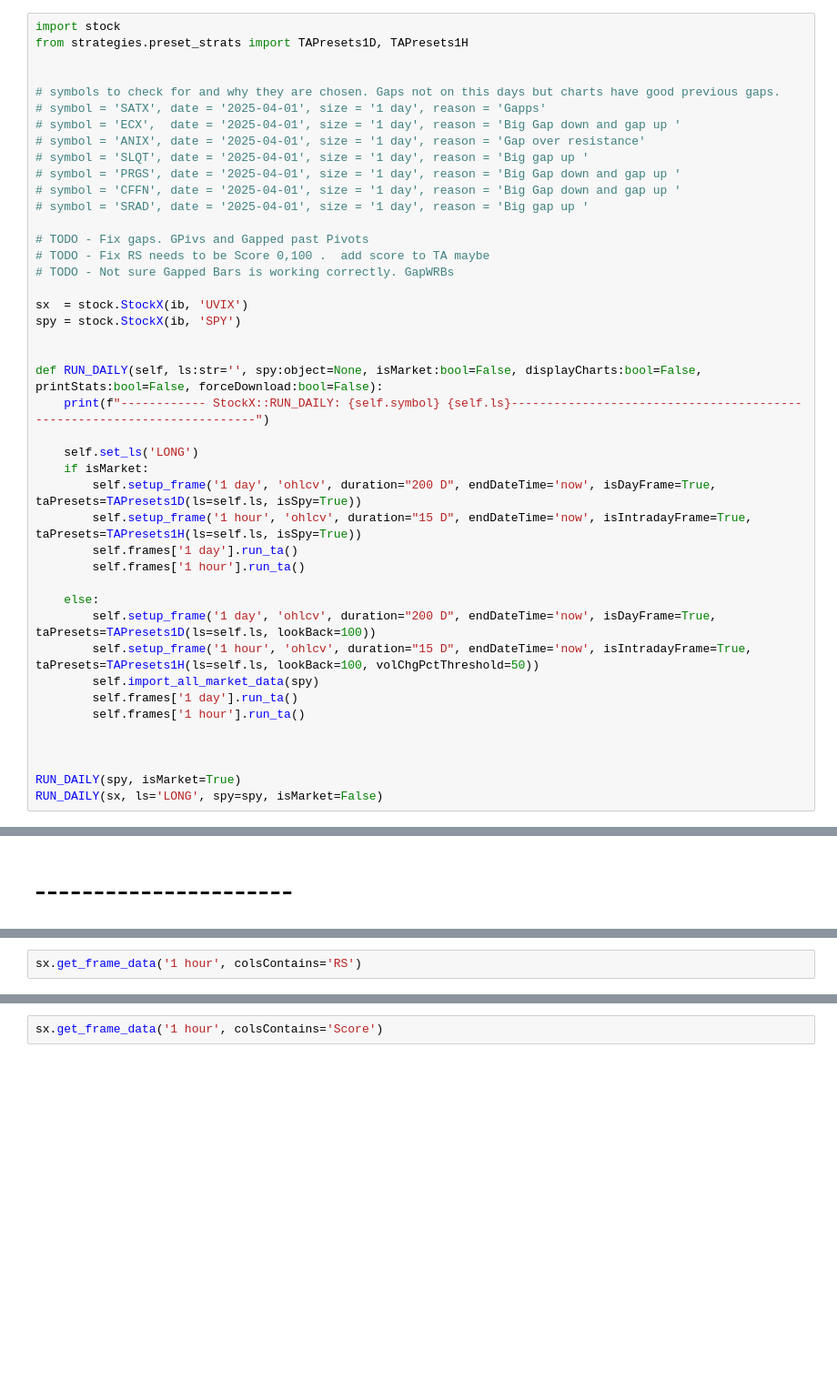
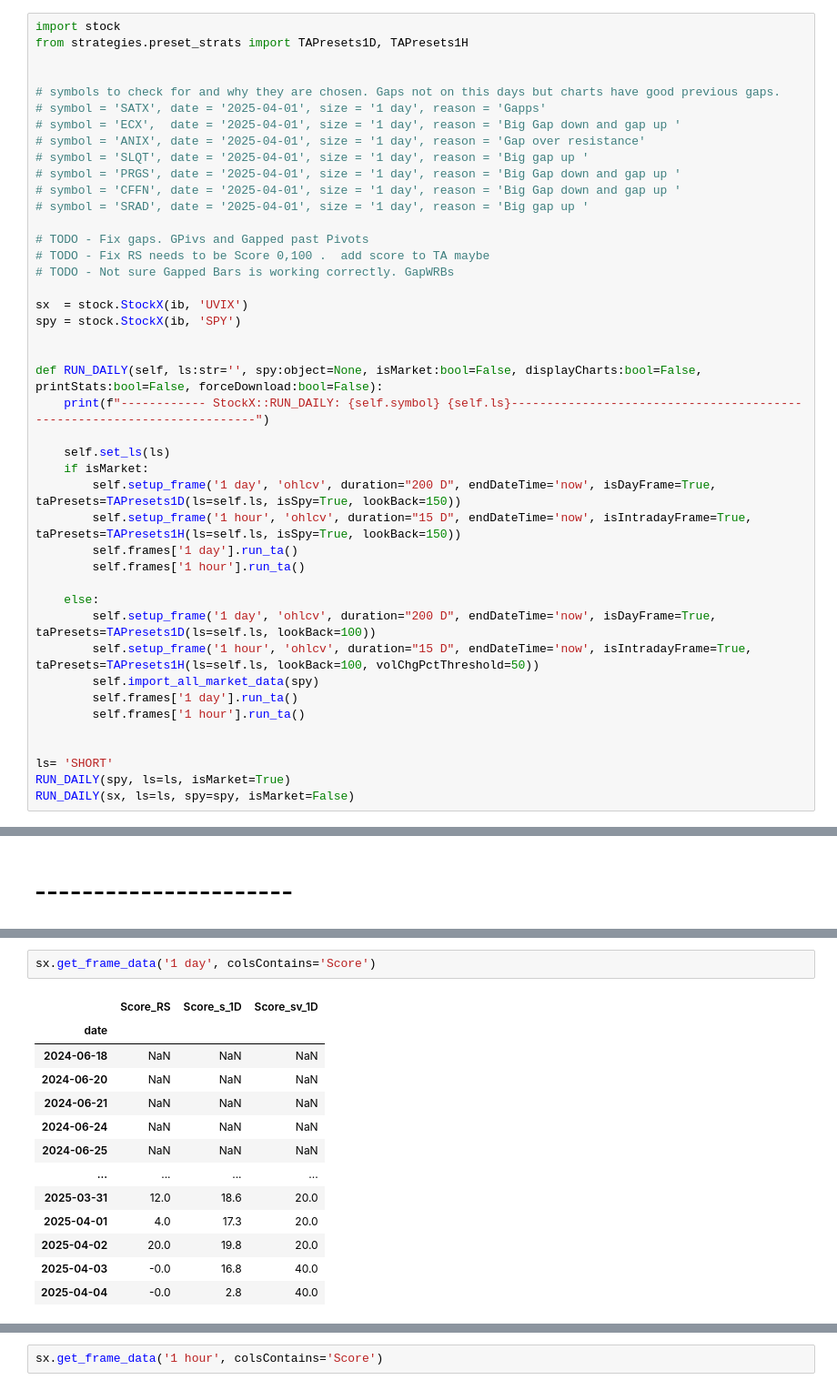
Before and after one commit to Design-01/stockbot_4, a Jupyter notebook: TEST_StockX.ipynb, the cells around one changed output, grey strips where cells are left out. Shown at 91% size. Drawn from its saved outputs; the diff is of its cells as text; blank space fills up the shorter version.

```diff
--- a/TEST_StockX.ipynb
+++ b/TEST_StockX.ipynb
@@ -68,10 +50,10 @@ spy = stock.StockX(ib, 'SPY')
 def RUN_DAILY(self, ls:str='', spy:object=None, isMarket:bool=False, displayCharts:bool=False, printStats:bool=False, forceDownload:bool=False):
     print(f"------------ StockX::RUN_DAILY: {self.symbol} {self.ls}------------------------------------------------------------------------")
 
-    self.set_ls('LONG')
+    self.set_ls(ls)
     if isMarket:
-        self.setup_frame('1 day', 'ohlcv', duration="200 D", endDateTime='now', isDayFrame=True,      taPresets=TAPresets1D(ls=self.ls, isSpy=True))
-        self.setup_frame('1 hour', 'ohlcv', duration="15 D", endDateTime='now', isIntradayFrame=True, taPresets=TAPresets1H(ls=self.ls, isSpy=True))
+        self.setup_frame('1 day', 'ohlcv', duration="200 D", endDateTime='now', isDayFrame=True,      taPresets=TAPresets1D(ls=self.ls, isSpy=True, lookBack=150))
+        self.setup_frame('1 hour', 'ohlcv', duration="15 D", endDateTime='now', isIntradayFrame=True, taPresets=TAPresets1H(ls=self.ls, isSpy=True, lookBack=150))
         self.frames['1 day'].run_ta()
         self.frames['1 hour'].run_ta()
 
@@ -83,8 +65,8 @@ def RUN_DAILY(self, ls:str='', spy:object=None, isMarket:bool=False, displayChar
         self.frames['1 hour'].run_ta()
 
 
-
-RUN_DAILY(spy, isMarket=True)
-RUN_DAILY(sx, ls='LONG', spy=spy, isMarket=False)
+ls= 'SHORT'
+RUN_DAILY(spy, ls=ls, isMarket=True)
+RUN_DAILY(sx, ls=ls, spy=spy, isMarket=False)
 # %% [output]
 ------------ StockX::RUN_DAILY: SPY ------------------------------------------------------------------------
@@ -122,2 +145,16 @@ sx.get_frame('1 hour').plot()
 # %%
-sx.get_frame_data('1 hour', colsContains='RS')
+sx.get_frame_data('1 day', colsContains='Score')
+# %% [output]
+|  | Score_RS | Score_s_1D | Score_sv_1D |
+| date |  |  |  |
+| 2024-06-18 | NaN | NaN | NaN |
+| 2024-06-20 | NaN | NaN | NaN |
+| 2024-06-21 | NaN | NaN | NaN |
+| 2024-06-24 | NaN | NaN | NaN |
+| 2024-06-25 | NaN | NaN | NaN |
+| ... | ... | ... | ... |
+| 2025-03-31 | 12.0 | 18.6 | 20.0 |
+| 2025-04-01 | 4.0 | 17.3 | 20.0 |
+| 2025-04-02 | 20.0 | 19.8 | 20.0 |
+| 2025-04-03 | -0.0 | 16.8 | 40.0 |
+| 2025-04-04 | -0.0 | 2.8 | 40.0 |
```
Also changed, not shown: parts of 8 cells of this notebook, 6 other files.
